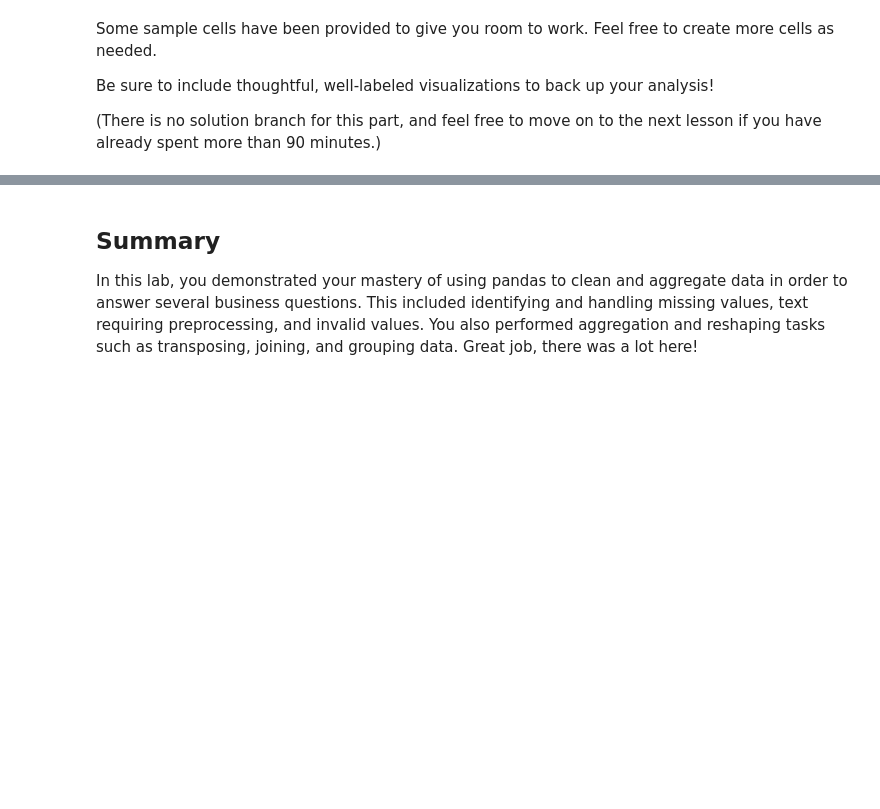
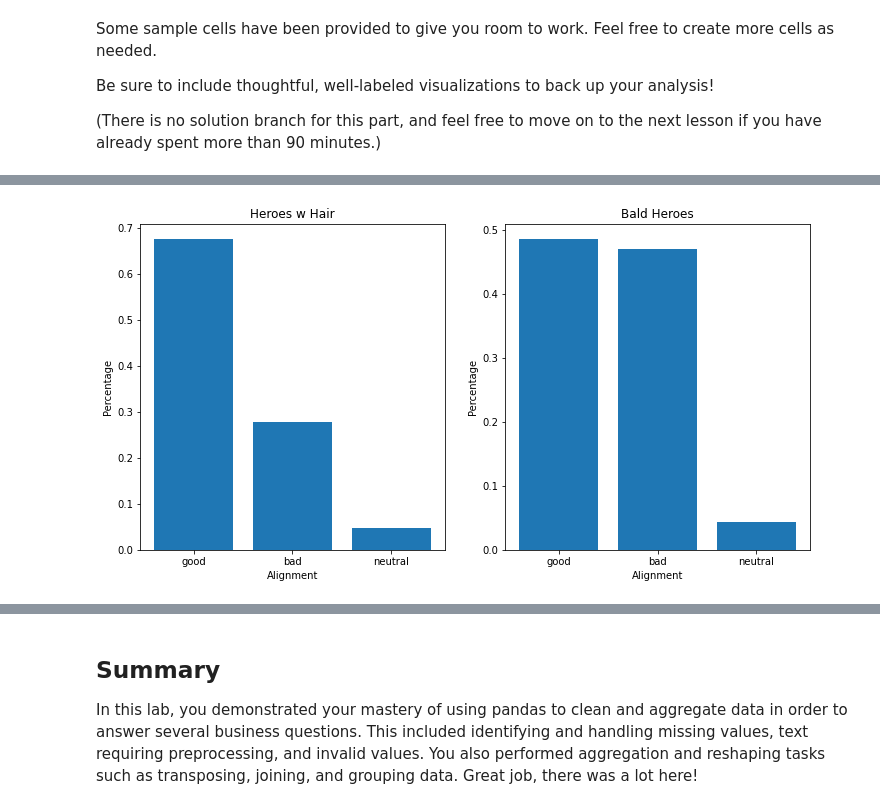
Before and after one commit to dvdhartsman/dsc-pandas-data-cleaning-lab, a Jupyter notebook: index.ipynb, the cells around one changed output, grey strips where cells are left out. Drawn from its saved outputs; the diff is of its cells as text; code cells hidden in the pictures; blank space fills up the shorter version.

```diff
--- a/index.ipynb
+++ b/index.ipynb
@@ -808,0 +826,3 @@ generally framed, if power A, what power B has the highest incidence.
+# %%
+hairy_heroes = heroes_and_powers_df[heroes_and_powers_df["Hair color"] != "No Hair"].copy()
+hairy_heroes.loc[:, "Alignment"] = hairy_heroes["Alignment"].replace("-", "neutral")
@@ -841,0 +862,15 @@ Name: 1, dtype: object
+# %%
+fig, (ax1, ax2) = plt.subplots(ncols=2, nrows=1, figsize=(12, 6))
+
+ax1.set_title("Heroes w Hair")
+ax1.set_ylabel("Percentage")
+ax1.set_xlabel("Alignment")
+
+ax2.set_title("Bald Heroes")
+ax2.set_ylabel("Percentage")
+ax2.set_xlabel("Alignment")
+
+ax1.bar(hairy_heroes.index, hairy_heroes)
+ax2.bar(hair_heroes.index, hair_heroes);
+# %% [output]
+[figure, added]
```
Also changed, not shown: parts of 17 cells of this notebook.
